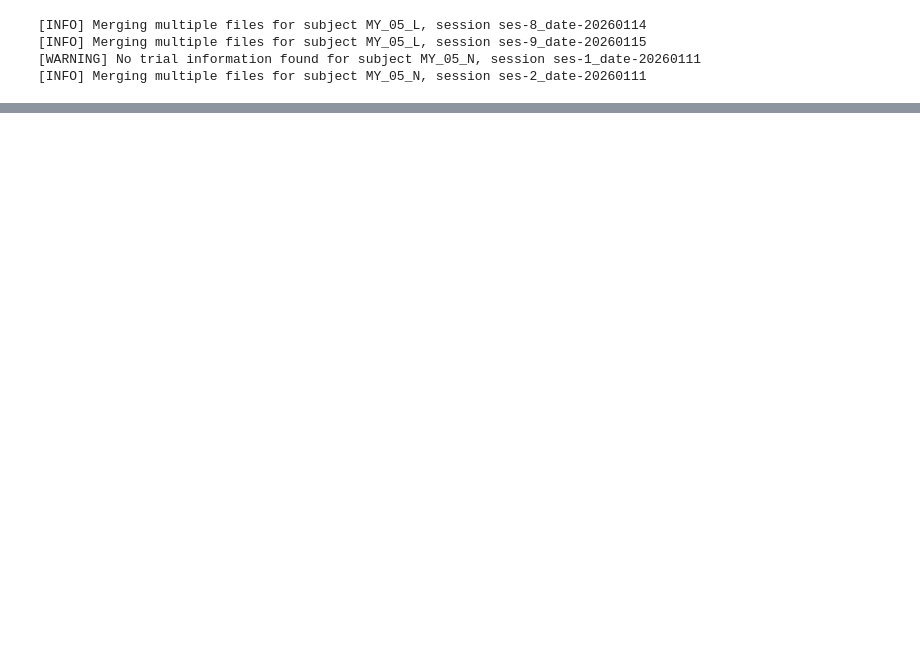
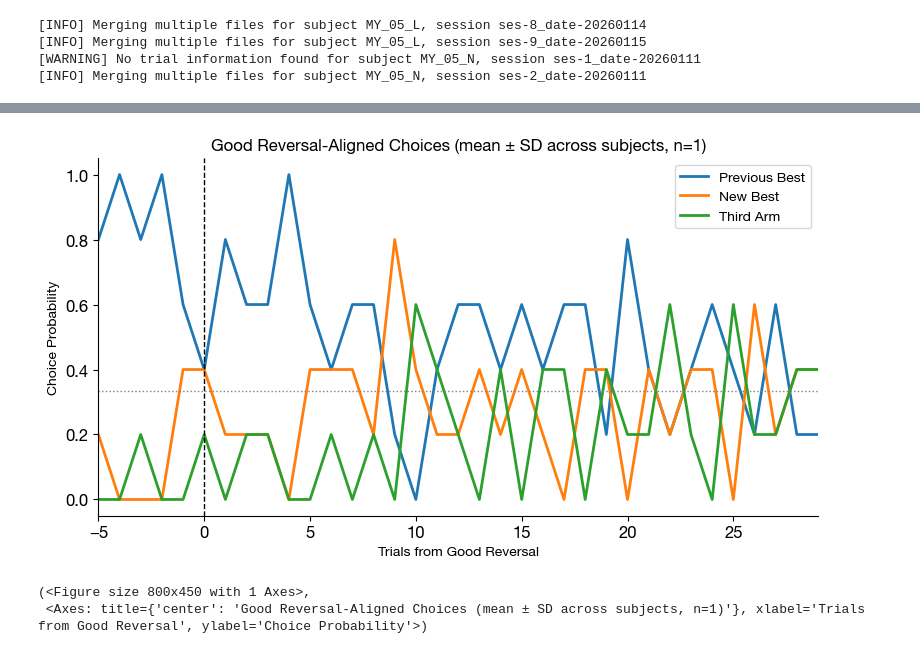
Before and after one commit to megyoung430/magnitude-bandit-analysis, a Jupyter notebook: scripts/fixing_code.ipynb, the cells around one changed output, grey strips where cells are left out. Cells and saved outputs as stored; diff of their text form; code cells hidden in the pictures; blank space fills up the shorter version.

Commit message:
started reversal functions

```diff
--- a/scripts/fixing_code.ipynb
+++ b/scripts/fixing_code.ipynb
@@ -360,0 +36,2 @@ def plot_session_magnitudes_choices_ema(
+# %%
+reversal_windows = get_reversal_info(subjects_trials, pre=5, post=30)
@@ -360,0 +41,13 @@ def plot_session_magnitudes_choices_ema(
+# %%
+def filter_reversal_windows_by_subject(reversal_windows, subjects_to_keep):
+    subjects_to_keep = set(subjects_to_keep)
+    return {
+        subj: revs
+        for subj, revs in reversal_windows.items()
+        if subj in subjects_to_keep
+    }
+
+reversal_windows = filter_reversal_windows_by_subject(
+    reversal_windows,
+    ["MY_04_N", "MY_04_L", "MY_05_L"]
+)
@@ -360,0 +199,12 @@ def plot_session_magnitudes_choices_ema(
+# %%
+# reversal_windows = get_reversal_choices(merged_data, pre=5, post=15, ...)
+
+x, per_subject, across = aggregate_reversal_probs_by_subject(reversal_windows, pre=5, post=30)
+
+# per_subject is your dictionary of subject-level mean traces
+# across has mean/std across subjects
+plot_reversal_probs_across_subjects(x, across)
+# %% [output]
+[figure, added]
+(<Figure size 800x450 with 1 Axes>,
+ <Axes: title={'center': 'Good Reversal-Aligned Choices (mean ± SD across subjects, n=1)'}, xlabel='Trials from Good Reversal', ylabel='Choice Probability'>)
```
Also changed, not shown: parts of 19 cells of this notebook, 7 other files.
